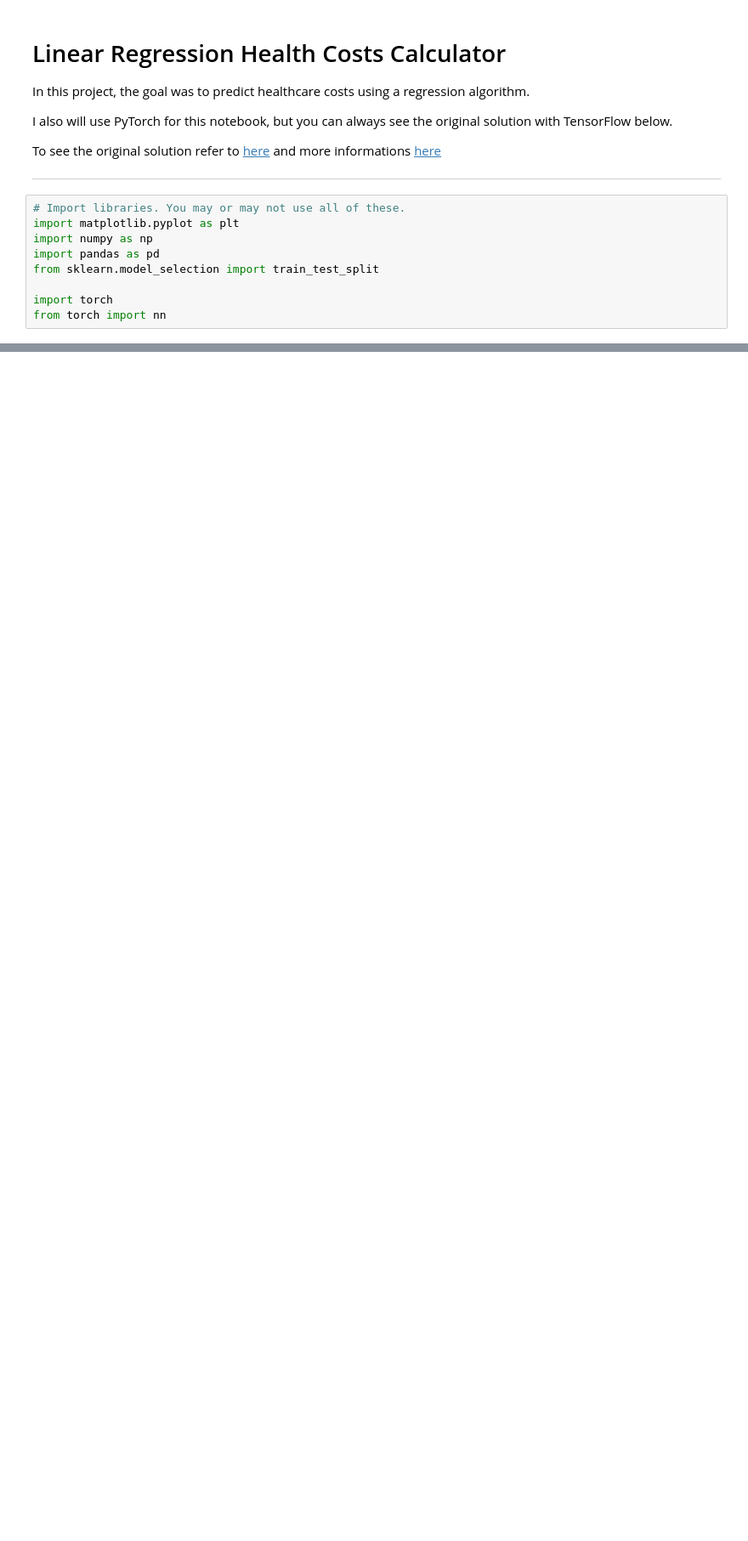
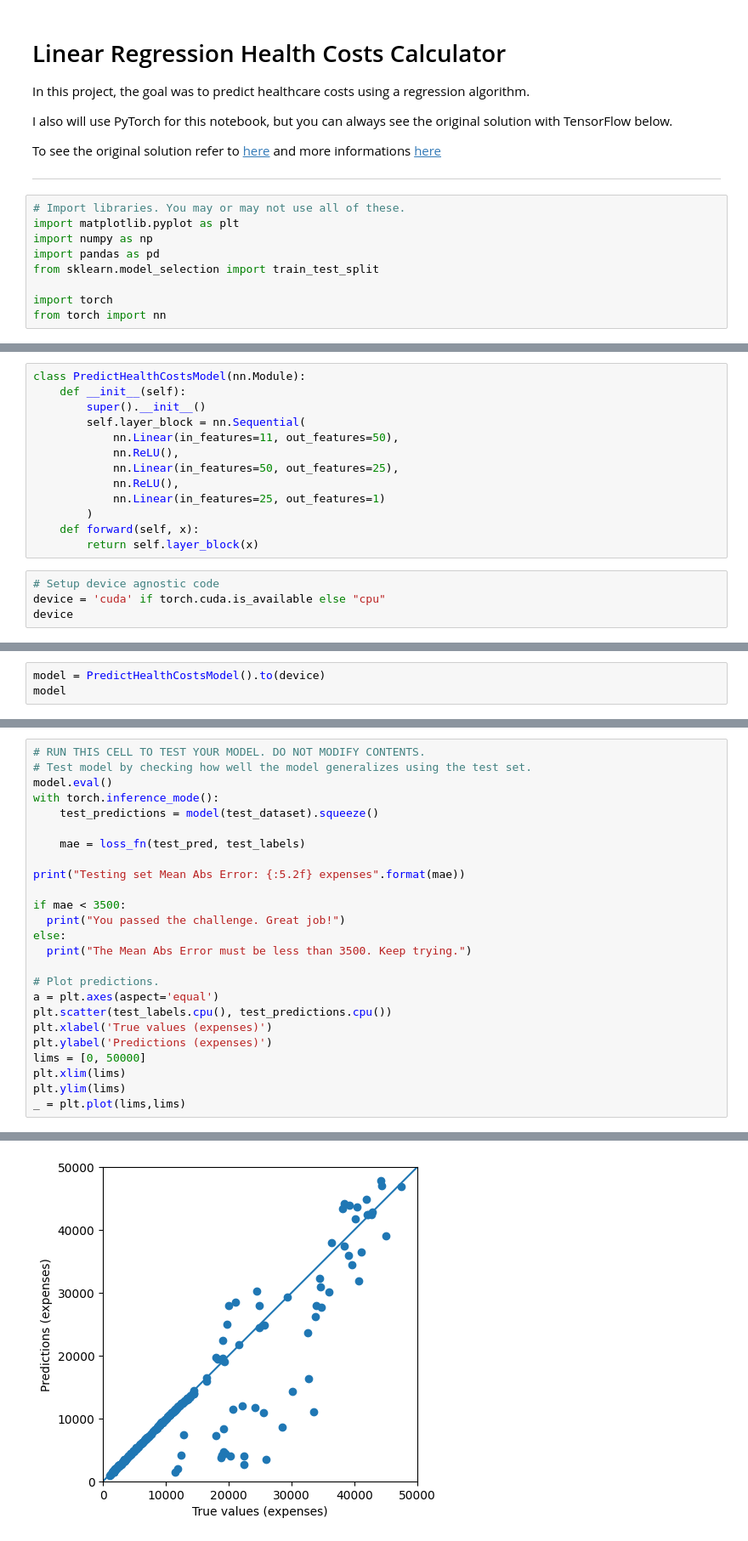
Before and after one commit to tyfvf/Machine-Learning-Course-Projects, a Jupyter notebook: 4-predict-health-cost-with-regression.ipynb, the cells around one changed output, grey strips where cells are left out. Shown at 85% size. Cells and saved outputs as stored; diff of their text form; blank space fills up the shorter version.

```diff
--- a/4-predict-health-cost-with-regression.ipynb
+++ b/4-predict-health-cost-with-regression.ipynb
@@ -33,0 +99,17 @@ dataset.tail()
+# %%
+class PredictHealthCostsModel(nn.Module):
+    def __init__(self):
+        super().__init__()
+        self.layer_block = nn.Sequential(
+            nn.Linear(in_features=11, out_features=50),
+            nn.ReLU(),
+            nn.Linear(in_features=50, out_features=25),
+            nn.ReLU(),
+            nn.Linear(in_features=25, out_features=1)
+        )
+    def forward(self, x):
+        return self.layer_block(x)
+# %%
+# Setup device agnostic code
+device = 'cuda' if torch.cuda.is_available else "cpu"
+device
@@ -33,0 +118,3 @@ dataset.tail()
+# %%
+model = PredictHealthCostsModel().to(device)
+model
@@ -33,0 +174,26 @@ dataset.tail()
+# %%
+# RUN THIS CELL TO TEST YOUR MODEL. DO NOT MODIFY CONTENTS.
+# Test model by checking how well the model generalizes using the test set.
+model.eval()
+with torch.inference_mode():
+    test_predictions = model(test_dataset).squeeze()
+
+    mae = loss_fn(test_pred, test_labels)
+
+print("Testing set Mean Abs Error: {:5.2f} expenses".format(mae))
+
+if mae < 3500:
+  print("You passed the challenge. Great job!")
+else:
+  print("The Mean Abs Error must be less than 3500. Keep trying.")
+
+# Plot predictions.
+a = plt.axes(aspect='equal')
+plt.scatter(test_labels.cpu(), test_predictions.cpu())
+plt.xlabel('True values (expenses)')
+plt.ylabel('Predictions (expenses)')
+lims = [0, 50000]
+plt.xlim(lims)
+plt.ylim(lims)
+_ = plt.plot(lims,lims)
+# %% [output]
@@ -33,0 +202 @@ dataset.tail()
+[figure, added]
```
Also changed, not shown: parts of 11 cells of this notebook.
